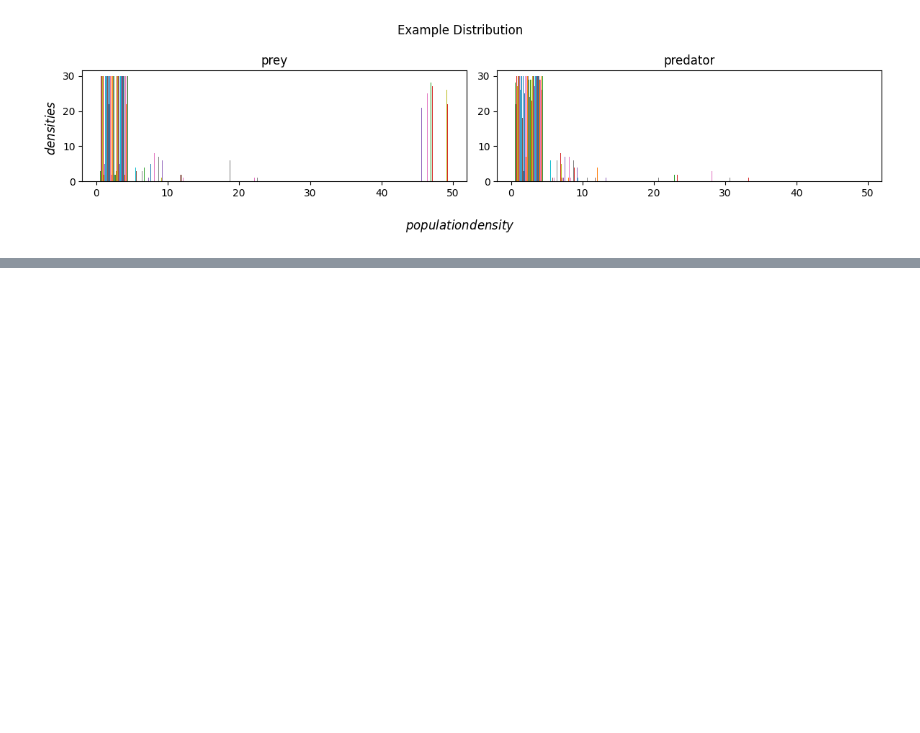
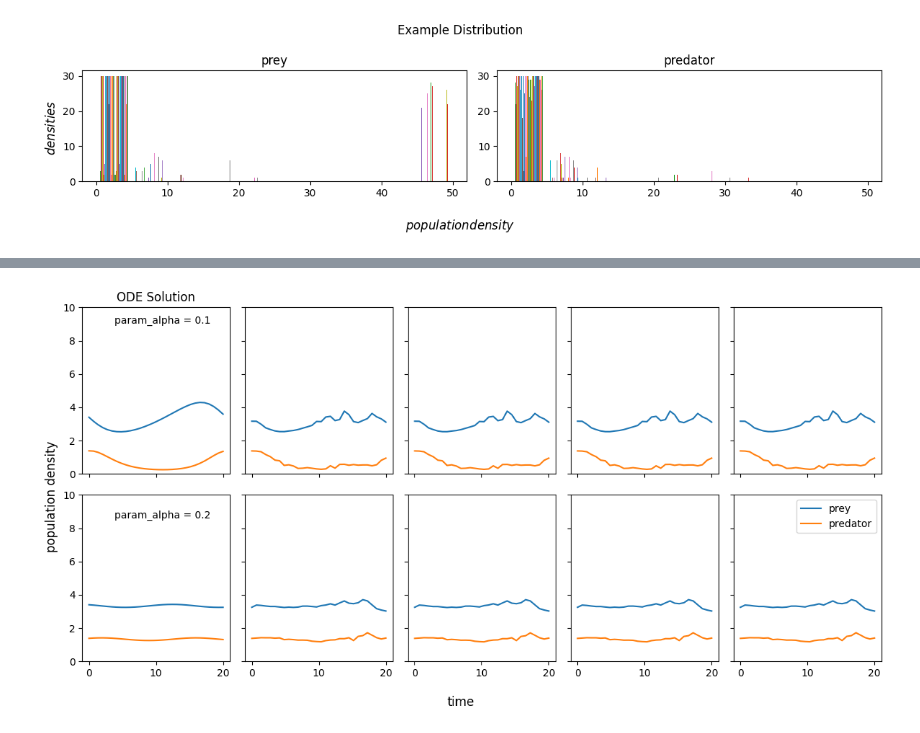
Before and after one commit to hltlovespeach/PINTS_priorCVAE, a Jupyter notebook: vae_LV.ipynb, the cells around one changed output, grey strips where cells are left out. Cells and saved outputs as stored; diff of their text form; code cells hidden in the pictures; blank space fills up the shorter version.

```diff
--- a/vae_LV.ipynb
+++ b/vae_LV.ipynb
@@ -186,0 +253,40 @@ plt.show()
+# %%
+# Check performance of low end parameter values
+# Fixed parameter - expect the same results
+decoder_params = trainer_b.state.params['decoder']
+key = jax.random.PRNGKey(rnd.randint(0, 9999))
+z_rng, c_rng, init_rng = random.split(key, 3)
+z = random.normal(z_rng, (10, 8))
+decoder = CNNDecoder(conv_features=[6,1], conv_kernel_size=[[3,2],[4,1]],hidden_dim=10, decoder_reshape=(12,1,8), out_channel=1, conv_stride=[(1,1),(2,1)], conv_activation=nn.tanh)
+
+c_1 = np.array([0.1,0.15,1,.3])
+c_1 = jnp.tile(c_1, (10,1))
+z_c_1 = jnp.concatenate([z, c_1], axis=-1)
+out_1 = decoder.apply({'params': decoder_params}, z_c_1)
+
+c_2 = np.array([0.2,0.15,1,.3])
+c_2 = jnp.tile(c_2, (10,1))
+z_c_2 = jnp.concatenate([z, c_2], axis=-1)
+out_2 = decoder.apply({'params': decoder_params}, z_c_2)
+
+fig, axs = plt.subplots(2,5, sharex=True, sharey=True, figsize=(12,6))
+axs[0,0].plot(times, values_1[:,0], label = 'prey')
+axs[0,0].plot(times, values_1[:,1], label = 'predator')
+axs[0,0].title.set_text('ODE Solution')
+axs[1,0].plot(times, values_2[:,0], label = 'prey')
+axs[1,0].plot(times, values_2[:,1], label = 'predator')
+for i in range(4):
+    axs[0,i+1].plot(time_train_b[i], out_1[i,:,0,:],label='prey')
+    axs[0,i+1].plot(time_train_b[i], out_1[i][:,1,:], label='predator')
+    axs[1,i+1].plot(time_train_b[i], out_2[i,:,0,:],label='prey')
+    axs[1,i+1].plot(time_train_b[i], out_2[i][:,1,:], label='predator')
+plt.legend()
+plt.figtext(0.1,0.9,'param_alpha = 0.1')
+plt.figtext(0.1,0.45,'param_alpha = 0.2')
+plt.ylim(0,10)
+fig.supxlabel('time')
+fig.supylabel('population density')
+plt.tight_layout()
+plt.show()
+# %% [output]
+[figure, added]
```
Also changed, not shown: parts of 20 cells of this notebook, 1 other file.
